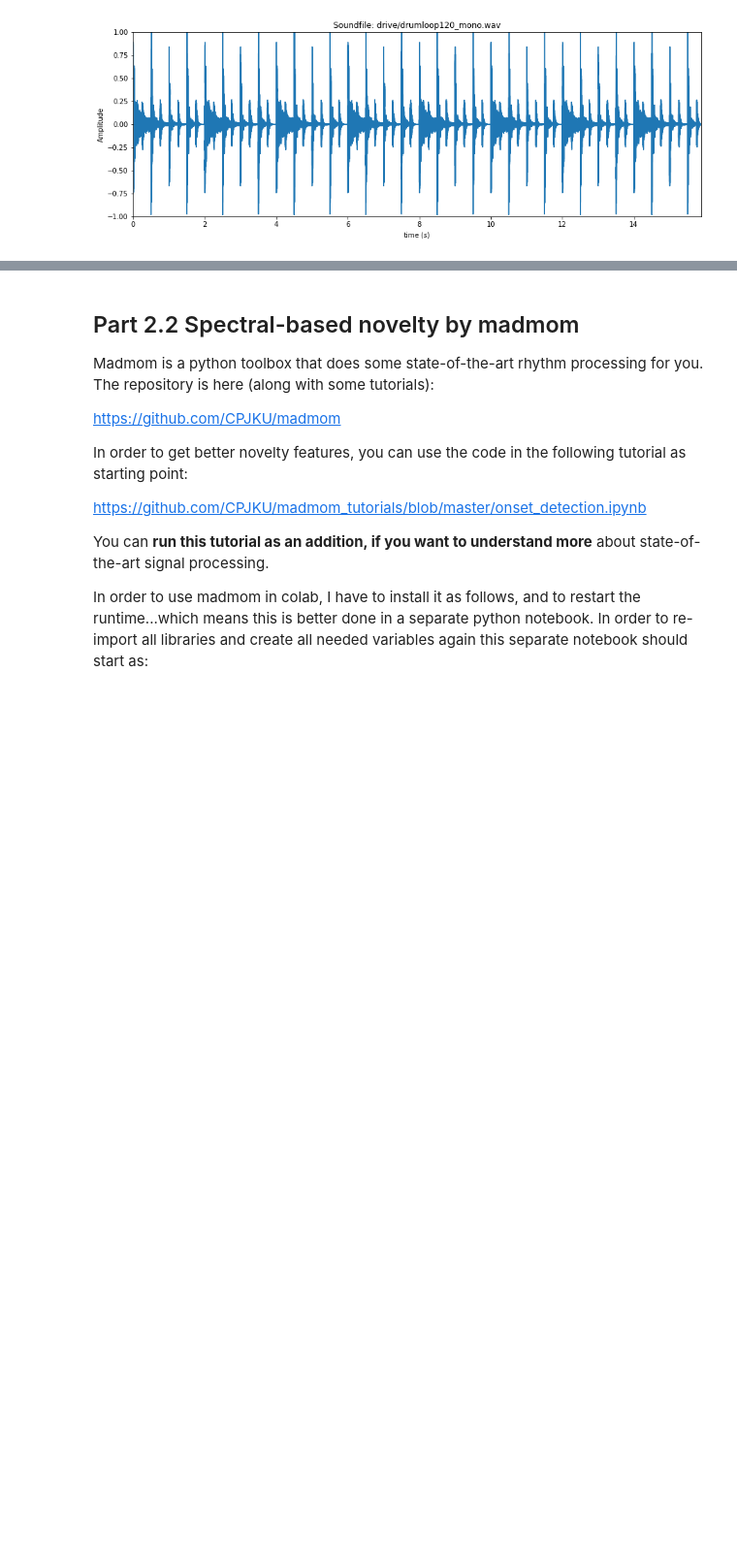
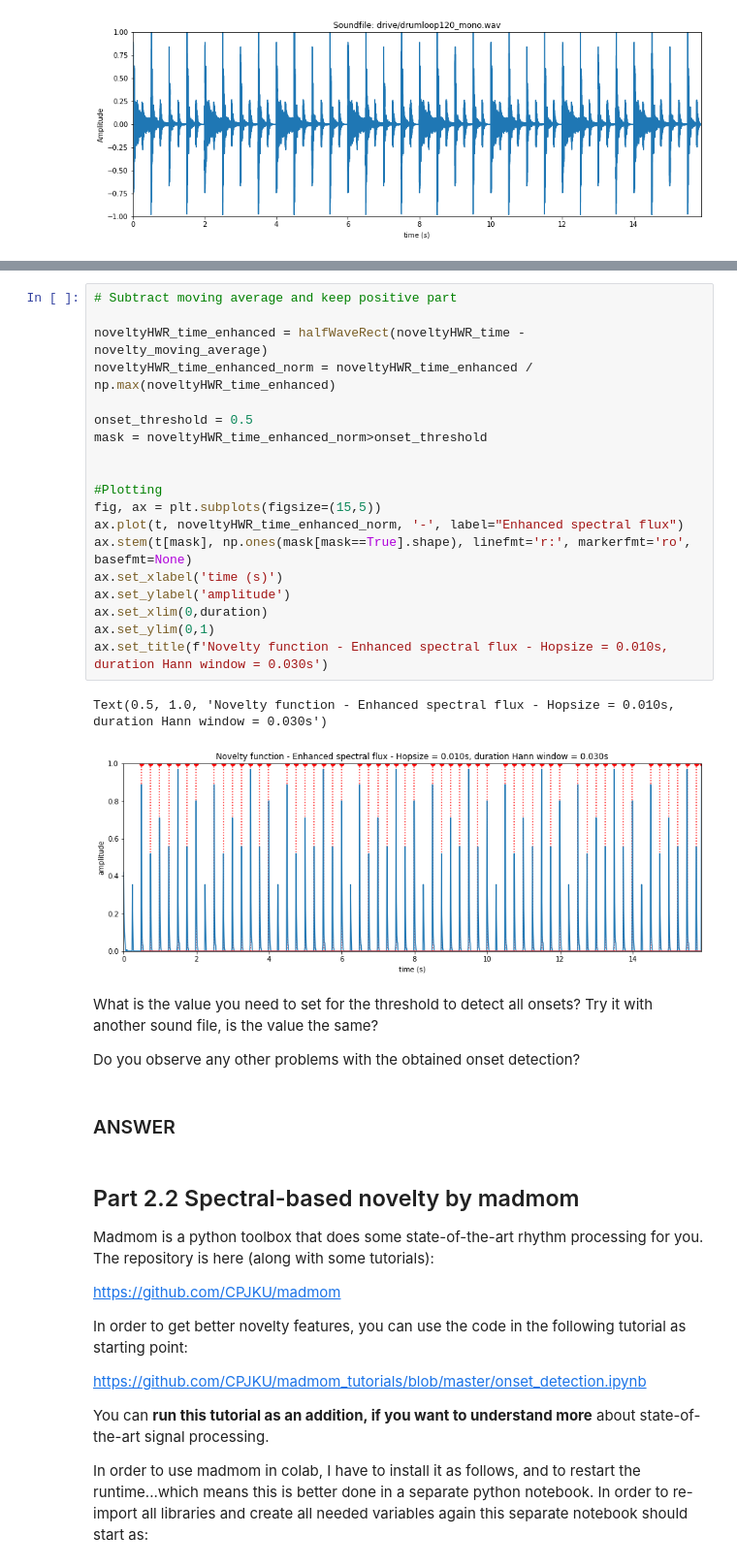
Before and after one commit to sergi-andreu/MusicInformatics, a Jupyter notebook: Lab 3 Beat Detection/DT2470_lab03_Carsten_Sergi.ipynb, the cells around one changed output, grey strips where cells are left out. Shown at 97% size. Saved outputs shown, nothing was run; the diff lists cells and outputs as text; blank space fills up the shorter version.

```diff
--- a/Lab 3 Beat Detection/DT2470_lab03_Carsten_Sergi.ipynb
+++ b/Lab 3 Beat Detection/DT2470_lab03_Carsten_Sergi.ipynb
@@ -192,3 +199,31 @@ nr_samples
+# %%
+# Subtract moving average and keep positive part
+
+noveltyHWR_time_enhanced = halfWaveRect(noveltyHWR_time - novelty_moving_average)
+noveltyHWR_time_enhanced_norm = noveltyHWR_time_enhanced / np.max(noveltyHWR_time_enhanced)
+
+onset_threshold = 0.5
+mask = noveltyHWR_time_enhanced_norm>onset_threshold
+
+
+#Plotting
+fig, ax = plt.subplots(figsize=(15,5))
+ax.plot(t, noveltyHWR_time_enhanced_norm, '-', label="Enhanced spectral flux")
+ax.stem(t[mask], np.ones(mask[mask==True].shape), linefmt='r:', markerfmt='ro', basefmt=None)
+ax.set_xlabel('time (s)')
+ax.set_ylabel('amplitude')
+ax.set_xlim(0,duration)
+ax.set_ylim(0,1)
+ax.set_title(f'Novelty function - Enhanced spectral flux - Hopsize = 0.010s, duration Hann window = 0.030s')
+# %% [output]
+Text(0.5, 1.0, 'Novelty function - Enhanced spectral flux - Hopsize = 0.010s, duration Hann window = 0.030s')
+[figure, added]
+# %% [markdown]
+What is the value you need to set for the threshold to detect all onsets? Try it with another sound file, is the value the same?
+
+Do you observe any other problems with the obtained onset detection?
+# %% [markdown]
+### ANSWER
 # %% [markdown]
 ## Part 2.2 Spectral-based novelty by madmom
 
```
Also changed, not shown: parts of 10 cells of this notebook.
